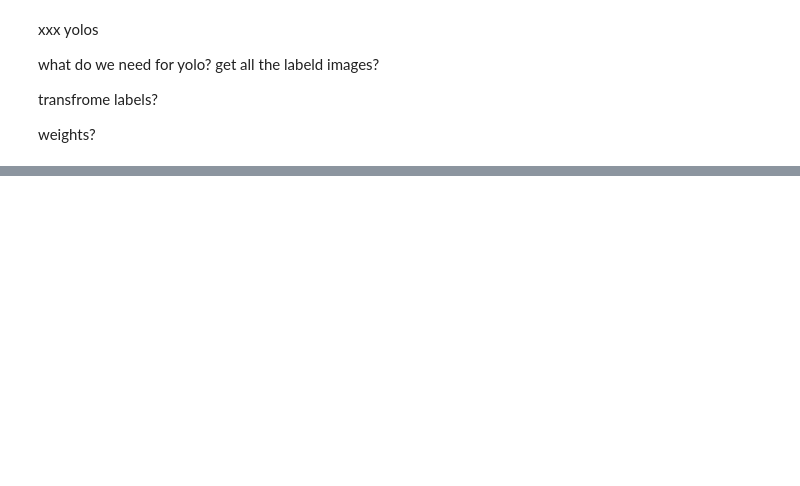
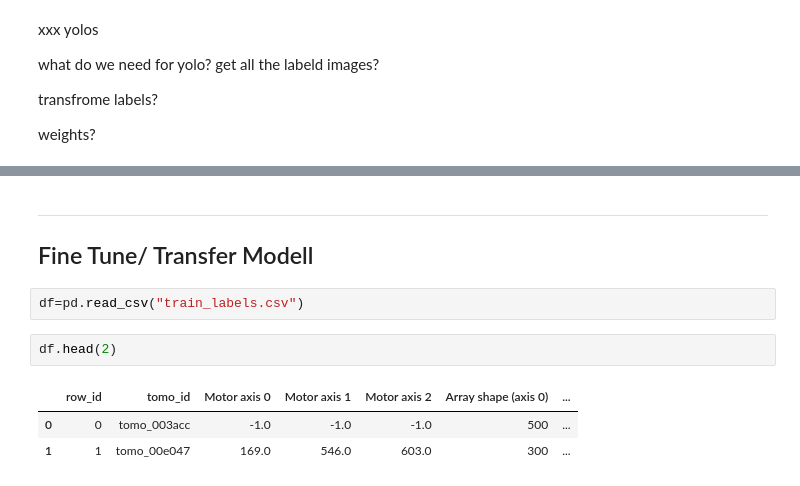
Before and after one commit to joche-n/Capstone, a Jupyter notebook: yolos_1.ipynb, the cells around one changed output, grey strips where cells are left out. Saved outputs shown, nothing was run; the diff lists cells and outputs as text; blank space fills up the shorter version.

```diff
--- a/yolos_1.ipynb
+++ b/yolos_1.ipynb
@@ -27,0 +109,11 @@ ModuleNotFoundError: No module named 'transformers'
+# %% [markdown]
+---
+## Fine Tune/ Transfer Modell
+# %%
+df=pd.read_csv("train_labels.csv")
+# %%
+df.head(2)
+# %% [output]
+|  | row_id | tomo_id | Motor axis 0 | Motor axis 1 | Motor axis 2 | Array shape (axis 0) | ... |
+| 0 | 0 | tomo_003acc | -1.0 | -1.0 | -1.0 | 500 | ... |
+| 1 | 1 | tomo_00e047 | 169.0 | 546.0 | 603.0 | 300 | ... |
```
Also changed, not shown: parts of 24 cells of this notebook.
